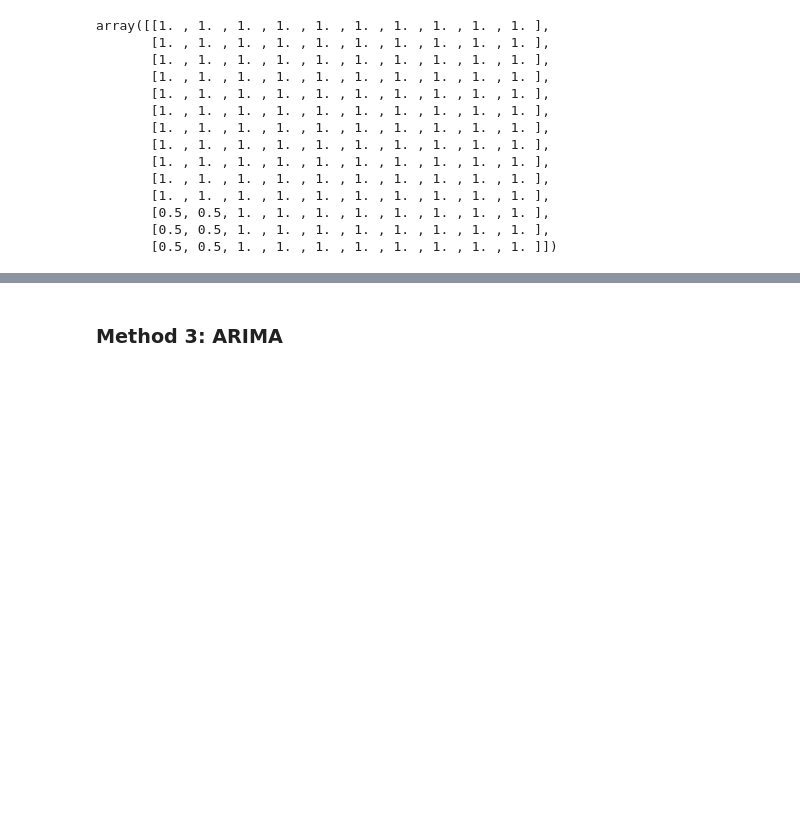
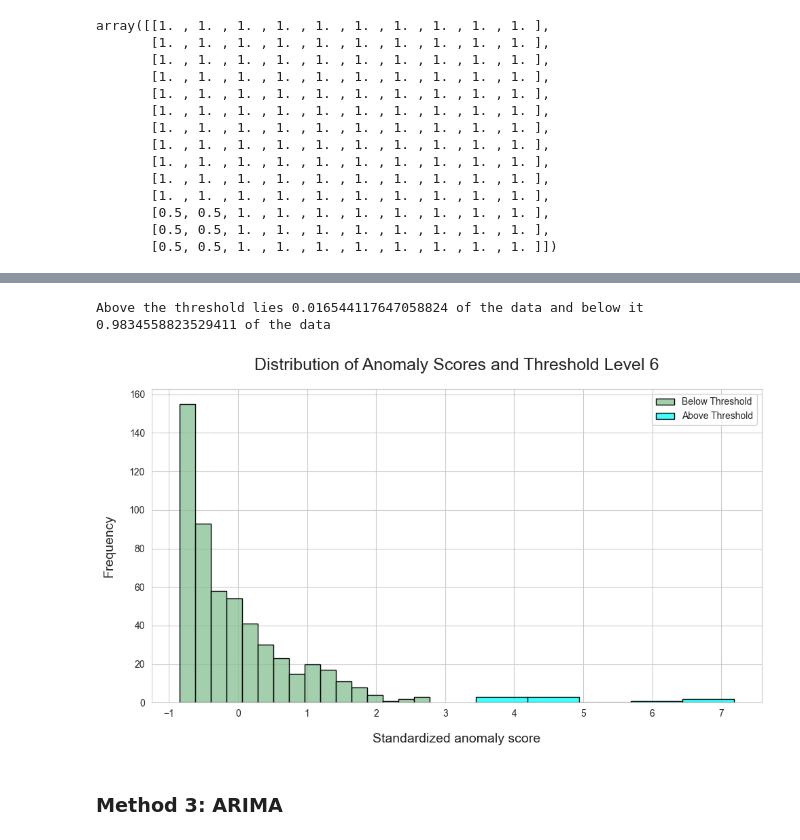
Before and after one commit to AmroAbdrabo/application-of-online-anomaly-detection-using-one-class-classification-to-z24, a Jupyter notebook: Chapter3-ActiveLearning/Streaming-AL/River/river_experiments.ipynb, the cells around one changed output, grey strips where cells are left out. Drawn from its saved outputs; the diff is of its cells as text; code cells hidden in the pictures; blank space fills up the shorter version.

```diff
--- a/Chapter3-ActiveLearning/Streaming-AL/River/river_experiments.ipynb
+++ b/Chapter3-ActiveLearning/Streaming-AL/River/river_experiments.ipynb
@@ -529,3 +524,13 @@ plt.show()
+# %%
+# okay, so it seems threshold 6 performs best let's visualize it
+_, normalized_res = gaussian_scorer_multi(X_train_top_feats, window_size = 45,  grace_period = 20, method=0, plot=False) # min aggregation
+threshold_6 = np.linspace(min(normalized_res), max(normalized_res), 14)[6]
+print(f"Above the threshold lies {np.sum(normalized_res > threshold_6)/len(normalized_res)} of the data and below it {1- np.sum(normalized_res > threshold_6)/len(normalized_res)}"
+      f" of the data")
+plot_distribution(normalized_res, "Distribution of Anomaly Scores and Threshold Level 6", threshold=threshold_6)
+# %% [output]
+Above the threshold lies 0.016544117647058824 of the data and below it 0.9834558823529411 of the data
+[figure, added]
 # %% [markdown]
 ### Method 3: ARIMA
 # %%
```
Also changed, not shown: parts of 1 cell of this notebook.
